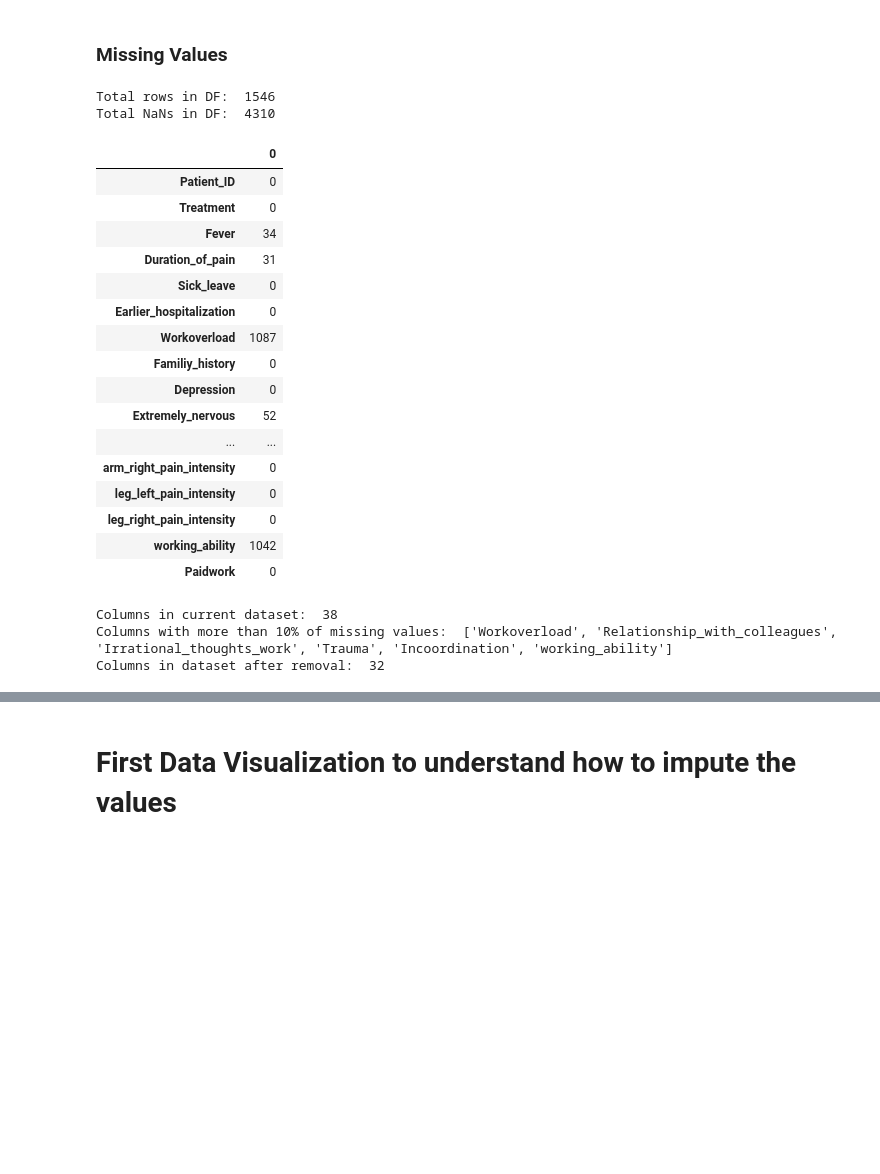
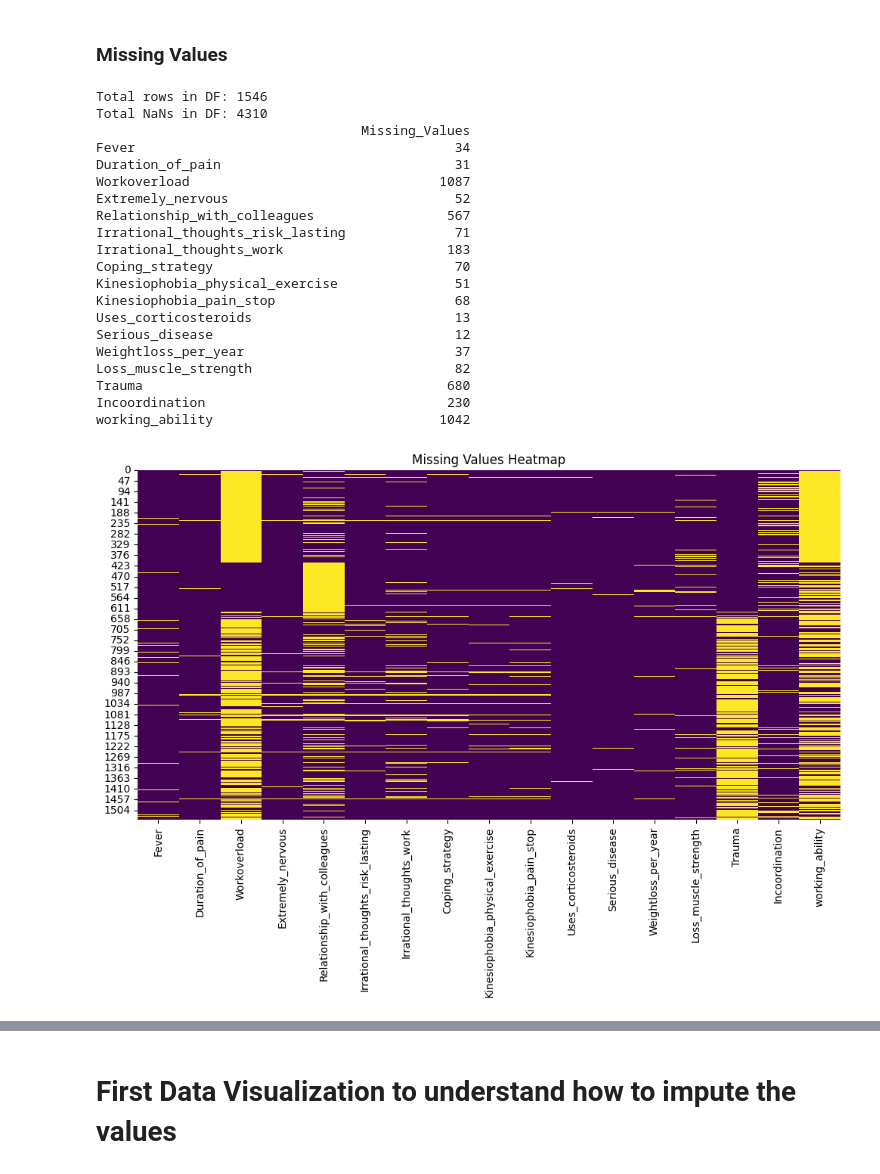
Before and after one commit to mard4/data-science, a Jupyter notebook: project/data_exploration.ipynb, the cells around one changed output, grey strips where cells are left out. Drawn from its saved outputs; the diff is of its cells as text; code cells hidden in the pictures; blank space fills up the shorter version.

```diff
--- a/project/data_exploration.ipynb
+++ b/project/data_exploration.ipynb
@@ -245,34 +244,50 @@ Index(['Treatment', 'Fever', 'Duration_of_pain', 'Sick_leave',
 # Data Preprocessing
 # %% [markdown]
 ### Missing Values
-# %%
-def checkNaNs(DF):
-    print("Total rows in DF: ", len(DF))
-    print("Total NaNs in DF: ",pd.isna(DF).sum().sum())
-    #print(pd.isna(DF).sum())
-    all_nans = pd.DataFrame(pd.isna(DF).sum())
-    return all_nans
-checkNaNs(data)
-# %% [output]
-Total rows in DF:  1546
-Total NaNs in DF:  4310
-|  | 0 |
-| Patient_ID | 0 |
-| Treatment | 0 |
-| Fever | 34 |
-| Duration_of_pain | 31 |
-| Sick_leave | 0 |
-| Earlier_hospitalization | 0 |
-| Workoverload | 1087 |
-| Familiy_history | 0 |
-| Depression | 0 |
-| Extremely_nervous | 52 |
-| ... | ... |
-| arm_right_pain_intensity | 0 |
-| leg_left_pain_intensity | 0 |
-| leg_right_pain_intensity | 0 |
-| working_ability | 1042 |
-| Paidwork | 0 |
+# %%
+def checkNaNs(DF):
+    """
+    show only columns with missing values
+    """
+    print("Total rows in DF:", len(DF))
+    print("Total NaNs in DF:", DF.isna().sum().sum())
+    all_nans = DF.isna().sum()
+
+    all_nans = all_nans[all_nans > 0].to_frame(name='Missing_Values')
+
+    return all_nans
+all_nans = checkNaNs(data)
+print(all_nans)
+import matplotlib.pyplot as plt
+import seaborn as sns
+
+# --- 1. Heatmap of Missing Values ---
+plt.figure(figsize=(12, 6))
+sns.heatmap(data[all_nans.index].isna(), cbar=False, cmap="viridis")
+plt.title("Missing Values Heatmap")
+plt.show()
+# %% [output]
+Total rows in DF: 1546
+Total NaNs in DF: 4310
+                                  Missing_Values
+Fever                                         34
+Duration_of_pain                              31
+Workoverload                                1087
+Extremely_nervous                             52
+Relationship_with_colleagues                 567
+Irrational_thoughts_risk_lasting              71
+Irrational_thoughts_work                     183
+Coping_strategy                               70
+Kinesiophobia_physical_exercise               51
+Kinesiophobia_pain_stop                       68
+Uses_corticosteroids                          13
+Serious_disease                               12
+Weightloss_per_year                           37
+Loss_muscle_strength                          82
+Trauma                                       680
+Incoordination                               230
+working_ability                             1042
+[figure, added]
 # %%
 def remove_columns_nan(DF):
         """
@@ -290,12 +305,6 @@ def remove_columns_nan(DF):
         DF= DF.drop(columns=columns_to_remove)
         print("Columns in dataset after removal: ", len(DF.columns))
         return DF
-
-data_wo_cols = remove_columns_nan(data)
-# %% [output]
-Columns in current dataset:  38
-Columns with more than 10% of missing values:  ['Workoverload', 'Relationship_with_colleagues', 'Irrational_thoughts_work', 'Trauma', 'Incoordination', 'working_ability']
-Columns in dataset after removal:  32
 # %%
 def groupbypatients_checkna(DF):
     """
```
Also changed, not shown: parts of 14 cells of this notebook.
